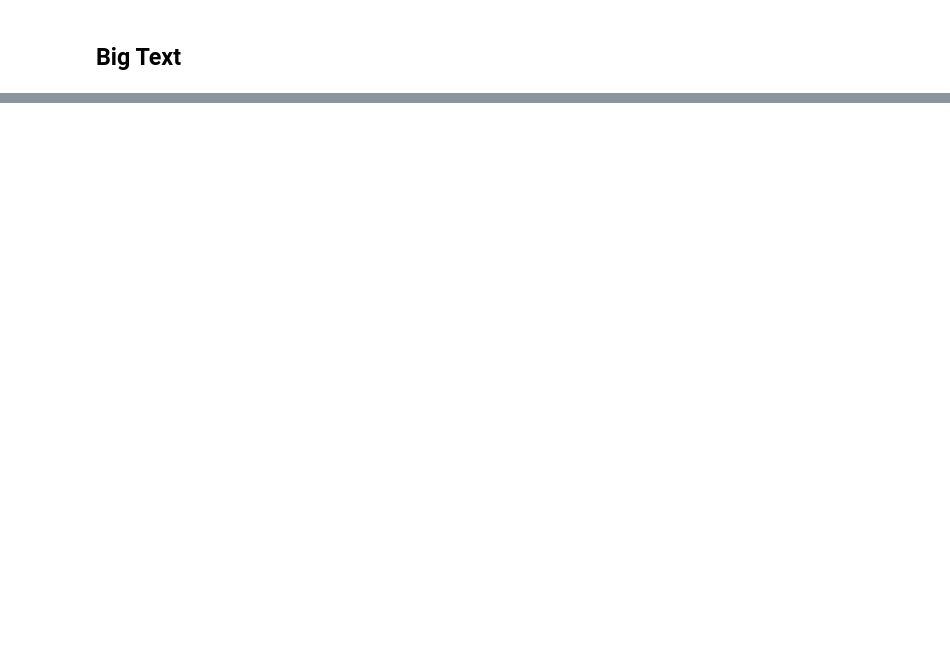
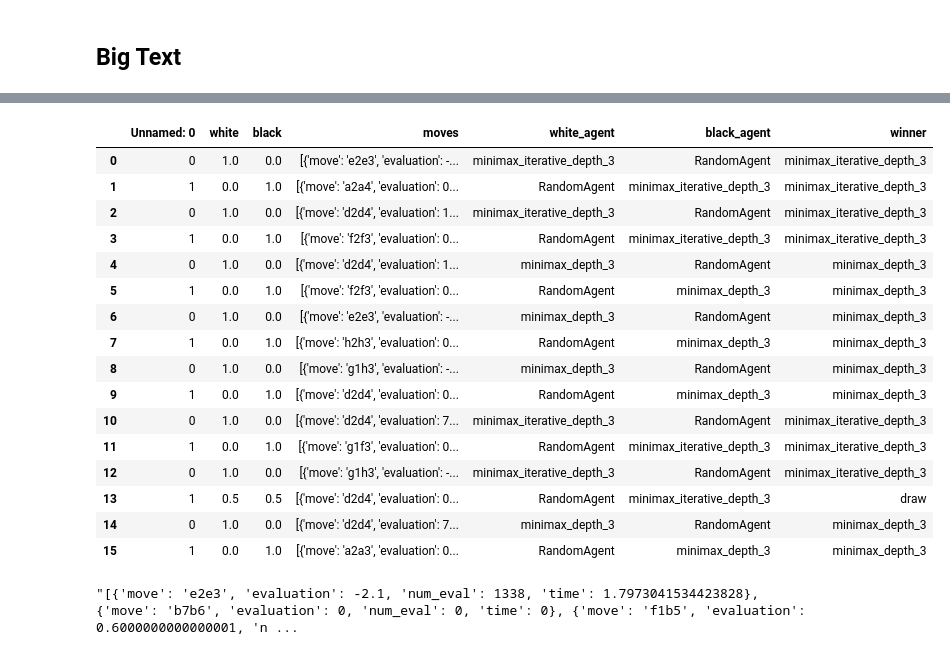
Before and after one commit to guthriematthew/CS4100-Chess, a Jupyter notebook: analytics.ipynb, the cells around one changed output, grey strips where cells are left out. Cells and saved outputs as stored; diff of their text form; code cells hidden in the pictures; blank space fills up the shorter version.

Commit message:
Adding game composite tables and analytics notebook

```diff
--- a/analytics.ipynb
+++ b/analytics.ipynb
@@ -17,7 +17,7 @@ for filename in filenames:
     dfs.append(pd.read_csv(filename))
 
 # Concatenate all data into one DataFrame
-big_frame = pd.concat(dfs, ignore_index=True)
+fisher_games = pd.concat(dfs, ignore_index=True)
 # %%
 winners = []
 for key, row in big_frame.iterrows():
@@ -53,0 +81,44 @@ TypeError: '<' not supported between instances of 'str' and 'int'
+# %%
+# Get data file names
+path = r'data/vs_random/'
+filenames = glob.glob(path + "/*.csv")
+
+dfs = []
+for filename in filenames:
+    dfs.append(pd.read_csv(filename))
+
+# Concatenate all data into one DataFrame
+v_random = pd.concat(dfs, ignore_index=True)
+
+winners = []
+for key, row in v_random.iterrows():
+    if row.white == 1:
+        winners.append(row.white_agent)
+    elif row.black == 1:
+        winners.append(row.black_agent)
+    else:
+        winners.append('draw')
+v_random['winner'] = winners
+v_random
+# %% [output]
+|  | Unnamed: 0 | white | black | moves | white_agent | black_agent | winner |
+| 0 | 0 | 1.0 | 0.0 | [{'move': 'e2e3', 'evaluation': -... | minimax_iterative_depth_3 | RandomAgent | minimax_iterative_depth_3 |
+| 1 | 1 | 0.0 | 1.0 | [{'move': 'a2a4', 'evaluation': 0... | RandomAgent | minimax_iterative_depth_3 | minimax_iterative_depth_3 |
+| 2 | 0 | 1.0 | 0.0 | [{'move': 'd2d4', 'evaluation': 1... | minimax_iterative_depth_3 | RandomAgent | minimax_iterative_depth_3 |
+| 3 | 1 | 0.0 | 1.0 | [{'move': 'f2f3', 'evaluation': 0... | RandomAgent | minimax_iterative_depth_3 | minimax_iterative_depth_3 |
+| 4 | 0 | 1.0 | 0.0 | [{'move': 'd2d4', 'evaluation': 1... | minimax_depth_3 | RandomAgent | minimax_depth_3 |
+| 5 | 1 | 0.0 | 1.0 | [{'move': 'f2f3', 'evaluation': 0... | RandomAgent | minimax_depth_3 | minimax_depth_3 |
+| 6 | 0 | 1.0 | 0.0 | [{'move': 'e2e3', 'evaluation': -... | minimax_depth_3 | RandomAgent | minimax_depth_3 |
+| 7 | 1 | 0.0 | 1.0 | [{'move': 'h2h3', 'evaluation': 0... | RandomAgent | minimax_depth_3 | minimax_depth_3 |
+| 8 | 0 | 1.0 | 0.0 | [{'move': 'g1h3', 'evaluation': -... | minimax_depth_3 | RandomAgent | minimax_depth_3 |
+| 9 | 1 | 0.0 | 1.0 | [{'move': 'd2d4', 'evaluation': 0... | RandomAgent | minimax_depth_3 | minimax_depth_3 |
+| 10 | 0 | 1.0 | 0.0 | [{'move': 'd2d4', 'evaluation': 7... | minimax_iterative_depth_3 | RandomAgent | minimax_iterative_depth_3 |
+| 11 | 1 | 0.0 | 1.0 | [{'move': 'g1f3', 'evaluation': 0... | RandomAgent | minimax_iterative_depth_3 | minimax_iterative_depth_3 |
+| 12 | 0 | 1.0 | 0.0 | [{'move': 'g1h3', 'evaluation': -... | minimax_iterative_depth_3 | RandomAgent | minimax_iterative_depth_3 |
+| 13 | 1 | 0.5 | 0.5 | [{'move': 'd2d4', 'evaluation': 0... | RandomAgent | minimax_iterative_depth_3 | draw |
+| 14 | 0 | 1.0 | 0.0 | [{'move': 'd2d4', 'evaluation': 7... | minimax_depth_3 | RandomAgent | minimax_depth_3 |
+| 15 | 1 | 0.0 | 1.0 | [{'move': 'a2a3', 'evaluation': 0... | RandomAgent | minimax_depth_3 | minimax_depth_3 |
+# %%
+v_random.moves[0]
+# %% [output]
+"[{'move': 'e2e3', 'evaluation': -2.1, 'num_eval': 1338, 'time': 1.7973041534423828}, {'move': 'b7b6', 'evaluation': 0, 'num_eval': 0, 'time': 0}, {'move': 'f1b5', 'evaluation': 0.6000000000000001, 'n ...
```
Also changed, not shown: parts of 7 cells of this notebook, 3 other files.
